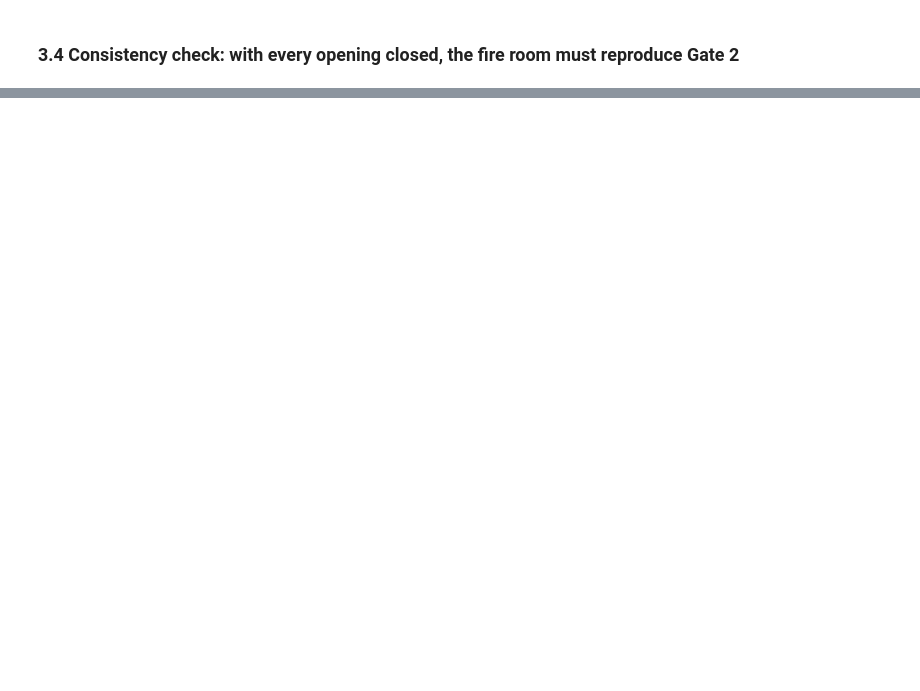
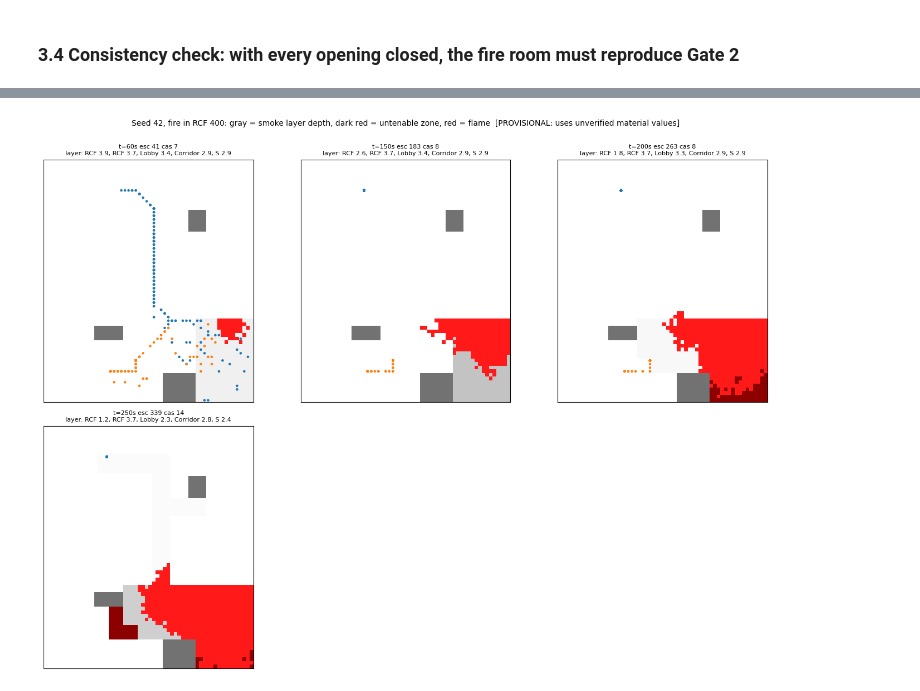
Before and after one commit to njlagana/fire_egress_sim, a Jupyter notebook: fire_sim_v4_rcf.ipynb, the cells around one changed output, grey strips where cells are left out. Cells and saved outputs as stored; diff of their text form; code cells hidden in the pictures; blank space fills up the shorter version.

```diff
--- a/fire_sim_v4_rcf.ipynb
+++ b/fire_sim_v4_rcf.ipynb
@@ -1752,0 +2400,40 @@ t (s)  RCF400 z  RCF400 T  lobby z  lobby T  S nook z  S nook T floor P (Pa)
+# %%
+# --- Snapshots of one run (seed 42) ---
+snap_times = [60, 150, 200, 250, 300, 400]
+snap = {}
+m = RCFTenabilityModel(304, 87, smoke_fast_real, aset_demo, seed=42)
+while m.step_num < max(snap_times) and (m.escaped_count + m.casualty_count) < m.total_occupants:
+    m.step()
+    if m.step_num in snap_times:
+        snap[m.step_num] = (set(m.burning), set(m.untenable),
+                            {zz: m.zone_z(zz) for zz in ZONES},
+                            [(a.pos, a.target_stair) for a in m.agents if a.state == "moving"],
+                            m.escaped_count, m.casualty_count)
+fig, axes = plt.subplots(2, 3, figsize=(14, 10))
+for ax, t in zip(axes.flat, snap_times):
+    if t not in snap:
+        ax.axis("off"); continue
+    burn, unt, zs, ags, esc, cas = snap[t]
+    img = np.ones((HEIGHT, WIDTH, 3))
+    for zz in ZONES:
+        H_ = ZONE_H[zz]
+        depth = 1 - zs[zz] / H_                    # 0 clear, 1 full of smoke
+        shade = (0.55, 0.0, 0.0) if zz in unt else tuple(1 - 0.6 * depth for _ in range(3))
+        for (c, r_) in ZONE_CELLS[zz]:
+            img[r_, c] = shade
+    for (c, r_) in dead:
+        img[r_, c] = (0.45, 0.45, 0.45)
+    for (c, r_) in burn:
+        img[r_, c] = (1.0, 0.1, 0.1)
+    ax.imshow(img, origin="upper", interpolation="nearest")
+    if ags:
+        ax.scatter([p[0] for p, s_ in ags], [p[1] for p, s_ in ags], s=5,
+                   c=["tab:blue" if s_ == "stair2" else "tab:orange" for p, s_ in ags])
+    ax.set_title(f"t={t}s esc {esc} cas {cas}\nlayer: " +
+                 ", ".join(f"{zz.split()[0]} {zs[zz]:.1f}" for zz in ZONES), fontsize=8)
+    ax.set_xticks([]); ax.set_yticks([])
+plt.suptitle(f"Seed 42, fire in {m.origin_room}: gray = smoke layer depth, dark red = untenable zone, "
+             f"red = flame{PROV_TAG}", y=1.0, fontsize=10)
+plt.tight_layout(); plt.show()
+# %% [output]
+[figure, added]
```
Also changed, not shown: parts of 35 cells of this notebook, 9 other files.
